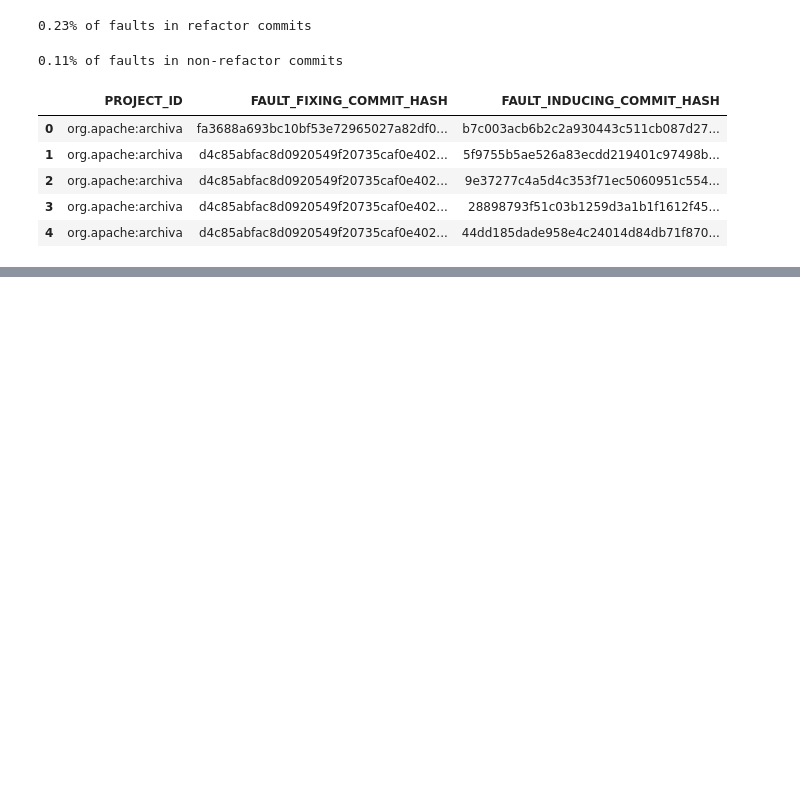
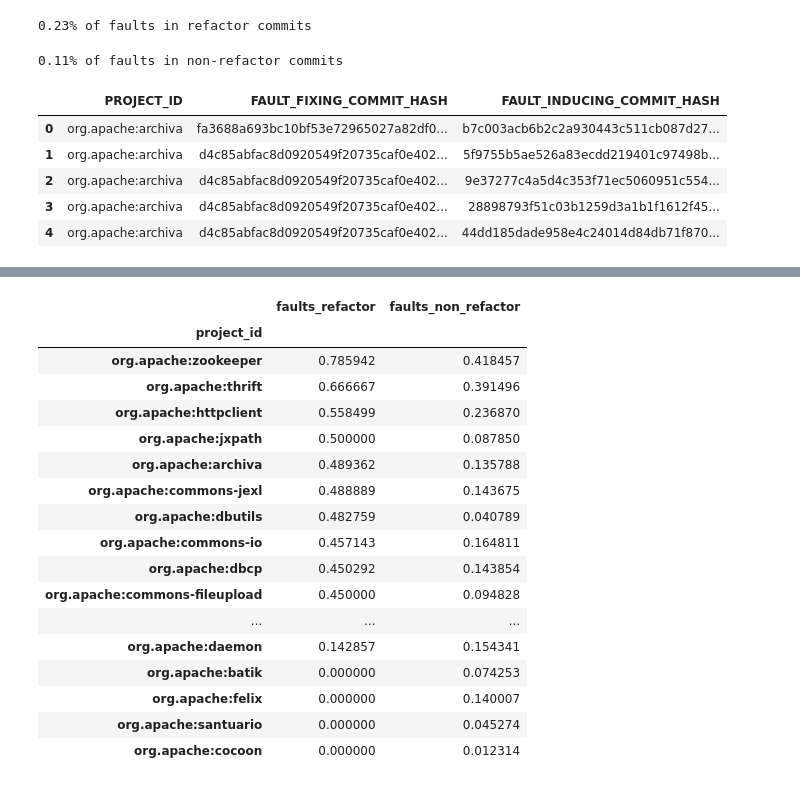
Before and after one commit to danigoju/Technical-Debt-DLMP, a Jupyter notebook: notebooks/refactoring_test.ipynb, the cells around one changed output, grey strips where cells are left out. Drawn from its saved outputs; the diff is of its cells as text; code cells hidden in the pictures; blank space fills up the shorter version.

```diff
--- a/notebooks/refactoring_test.ipynb
+++ b/notebooks/refactoring_test.ipynb
@@ -104,0 +99,21 @@ Project: org.apache:httpcore
+# %%
+faults_project.sort_values('faults_refactor', ascending=False).set_index('project_id')
+# %% [output]
+|  | faults_refactor | faults_non_refactor |
+| project_id |  |  |
+| org.apache:zookeeper | 0.785942 | 0.418457 |
+| org.apache:thrift | 0.666667 | 0.391496 |
+| org.apache:httpclient | 0.558499 | 0.236870 |
+| org.apache:jxpath | 0.500000 | 0.087850 |
+| org.apache:archiva | 0.489362 | 0.135788 |
+| org.apache:commons-jexl | 0.488889 | 0.143675 |
+| org.apache:dbutils | 0.482759 | 0.040789 |
+| org.apache:commons-io | 0.457143 | 0.164811 |
+| org.apache:dbcp | 0.450292 | 0.143854 |
+| org.apache:commons-fileupload | 0.450000 | 0.094828 |
+| ... | ... | ... |
+| org.apache:daemon | 0.142857 | 0.154341 |
+| org.apache:batik | 0.000000 | 0.074253 |
+| org.apache:felix | 0.000000 | 0.140007 |
+| org.apache:santuario | 0.000000 | 0.045274 |
+| org.apache:cocoon | 0.000000 | 0.012314 |
```
Also changed, not shown: parts of 6 cells of this notebook, 1 other file.
